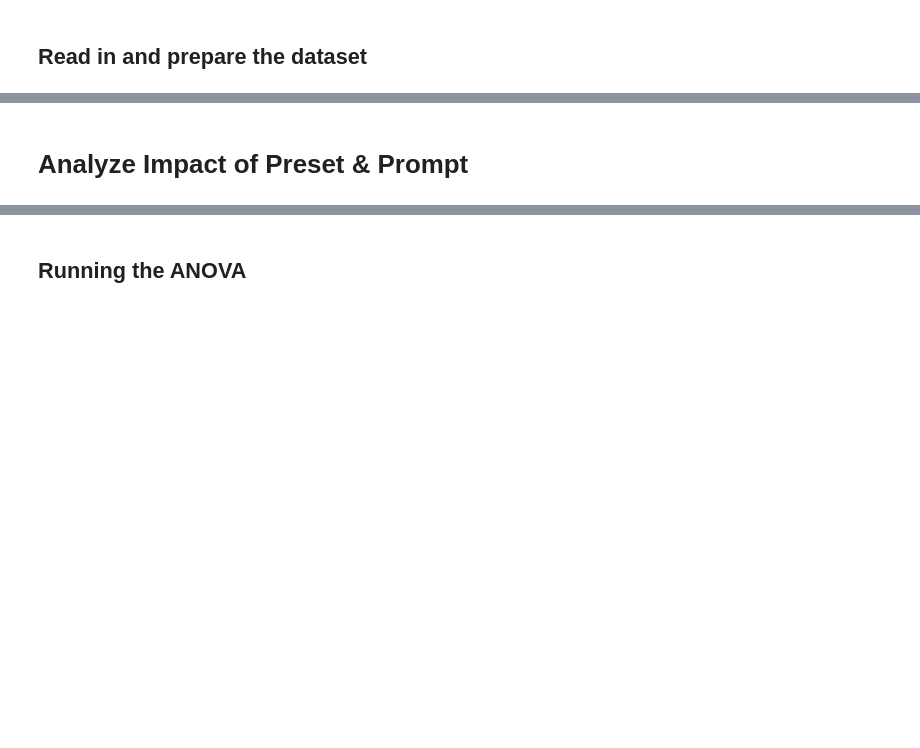
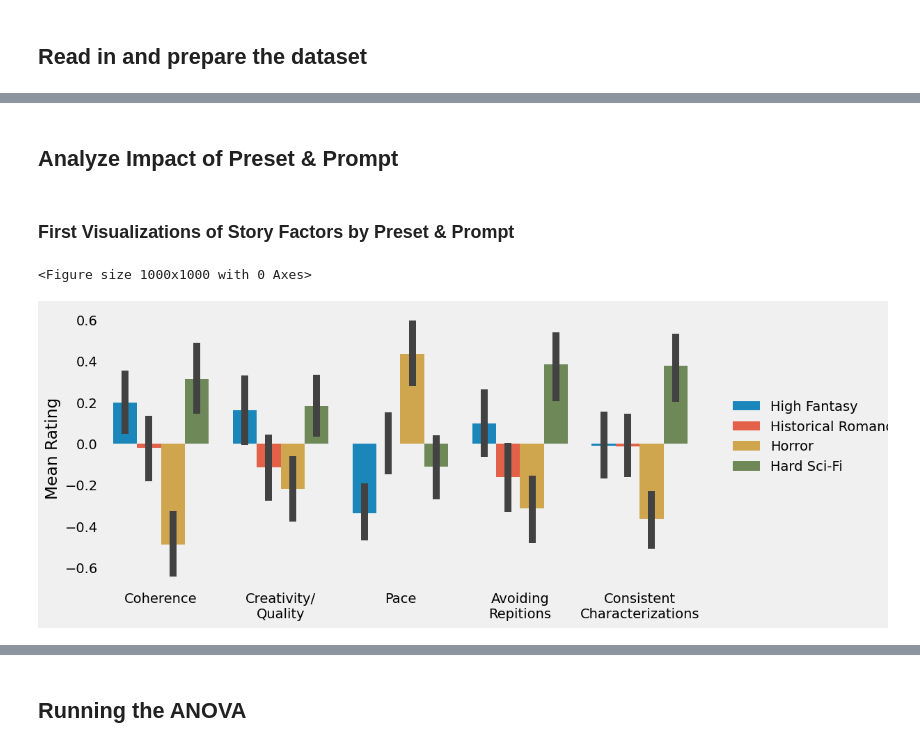
Before and after one commit to MWiechmann/ai_story_scale, a Jupyter notebook: study1_scale_construction/step_3_story_analyses.ipynb, the cells around one changed output, grey strips where cells are left out. Saved outputs shown, nothing was run; the diff lists cells and outputs as text; code cells hidden in the pictures; blank space fills up the shorter version.

```diff
--- a/study1_scale_construction/step_3_story_analyses.ipynb
+++ b/study1_scale_construction/step_3_story_analyses.ipynb
@@ -50,15 +45,25 @@ aiss.head(3)
 # %% [markdown]
-# Analyze Impact of Preset & Prompt
+## Analyze Impact of Preset & Prompt
+# %% [markdown]
+### First Visualizations of Story Factors by Preset & Prompt
 # %%
 plt.figure(figsize=(10, 10))
 
 tidy = aiss[["response_id", "prompt_label",
-             "tss_coh", "tss_cre", "tss_avoid_rep", "tss_pac", "tss_conch"]
+             "coh", "crea_qual", "pace", "avoid_rep", "con_char"]
             ].melt(id_vars=['response_id', "prompt_label"])
 
 ax = sns.catplot(data=tidy,
                  kind="bar",
                  y="value", x="variable", hue="prompt_label",
-                 ci=90, height=5, aspect=2)
+                 errorbar = ("ci", 90), height=5, aspect=2)
 
+ax.set_axis_labels("", "Mean Rating")
+ax.set_xticklabels(["Coherence", "Creativity/\nQuality", "Pace", "Avoiding\nRepitions", "Consistent\nCharacterizations"])
+plt.grid(False)
+ax._legend.set_title(None)
+ax._legend.set_bbox_to_anchor([1.0, 0.55])
 plt.show()
+# %% [output]
+<Figure size 1000x1000 with 0 Axes>
+[figure, added]
```
Also changed, not shown: parts of 51 cells of this notebook, 3 other files.
